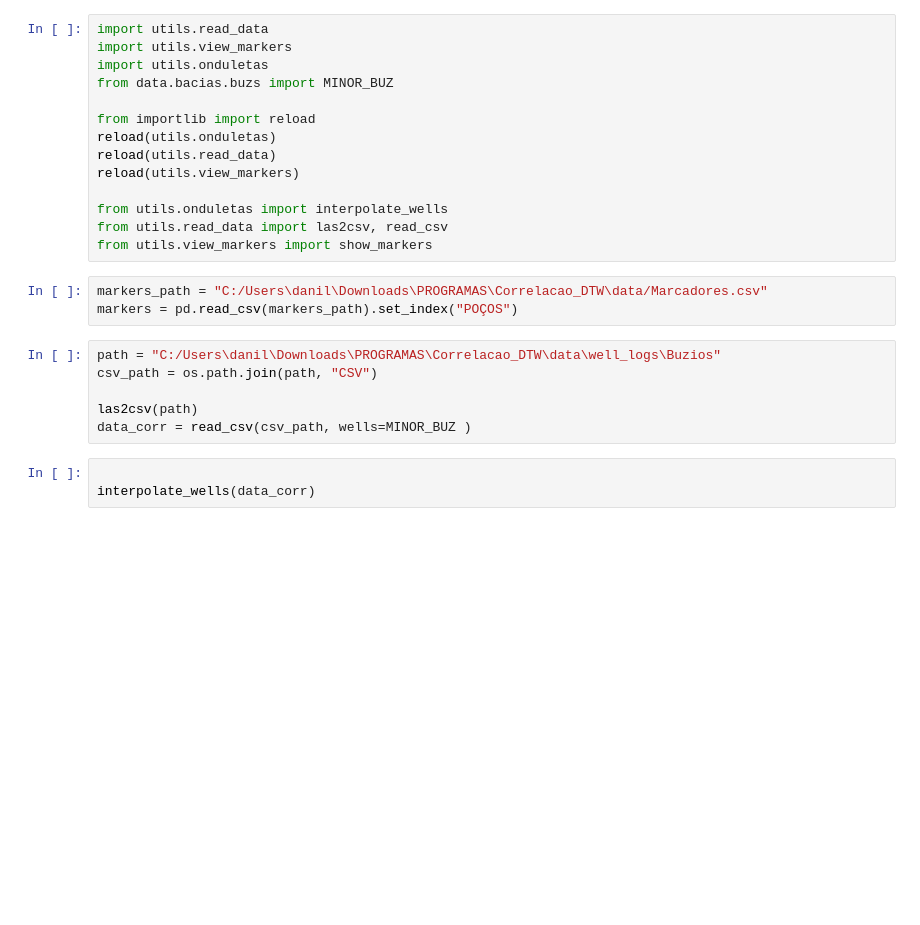
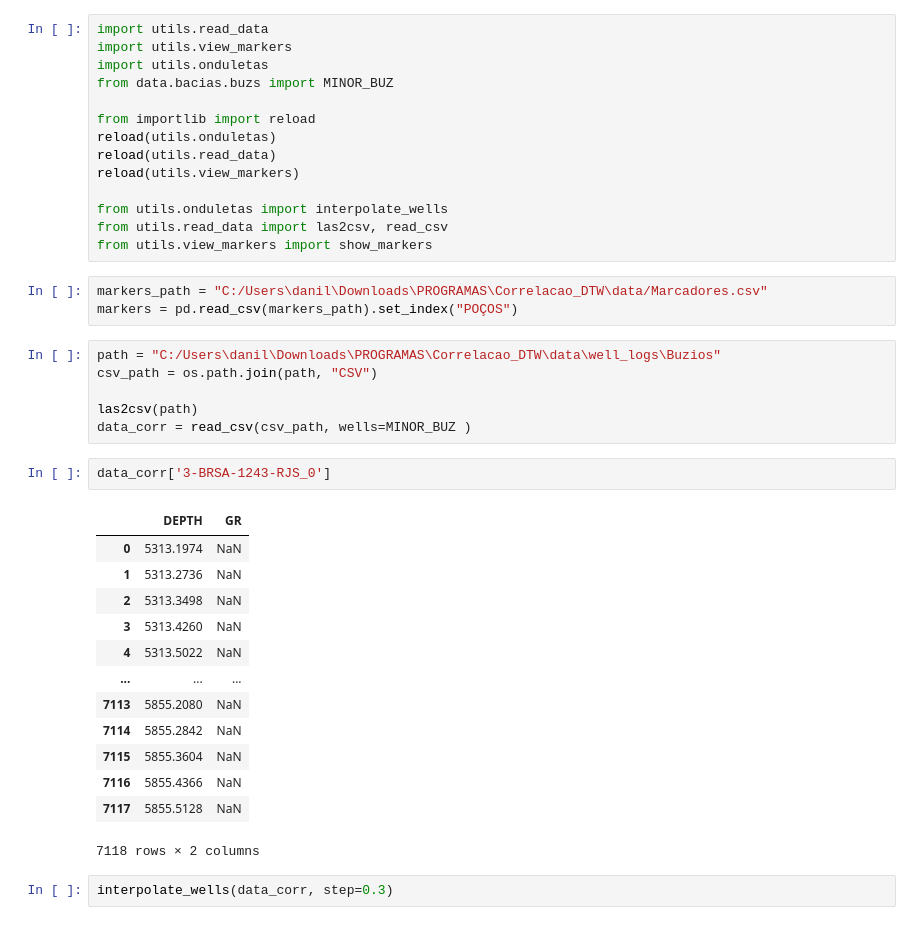
Before and after one commit to danilovomlel/well_correlation, a Jupyter notebook: correlations/BUZS/example.ipynb, the cells around one changed output. Saved outputs shown, nothing was run; the diff lists cells and outputs as text; blank space fills up the shorter version.

```diff
--- a/correlations/BUZS/example.ipynb
+++ b/correlations/BUZS/example.ipynb
@@ -29,9 +29,24 @@ csv_path = os.path.join(path, "CSV")
 
 las2csv(path)
 data_corr = read_csv(csv_path, wells=MINOR_BUZ )
-# %%
-
-interpolate_wells(data_corr)
+# %%
+data_corr['3-BRSA-1243-RJS_0']
+# %% [output]
+|  | DEPTH | GR |
+| 0 | 5313.1974 | NaN |
+| 1 | 5313.2736 | NaN |
+| 2 | 5313.3498 | NaN |
+| 3 | 5313.4260 | NaN |
+| 4 | 5313.5022 | NaN |
+| ... | ... | ... |
+| 7113 | 5855.2080 | NaN |
+| 7114 | 5855.2842 | NaN |
+| 7115 | 5855.3604 | NaN |
+| 7116 | 5855.4366 | NaN |
+| 7117 | 5855.5128 | NaN |
+7118 rows × 2 columns
+# %%
+interpolate_wells(data_corr, step=0.3)
 # %%
 data_corr['3-BRSA-1243-RJS_0']
 # %% [output]
```
Also changed, not shown: parts of 5 cells of this notebook, 1 other file.
